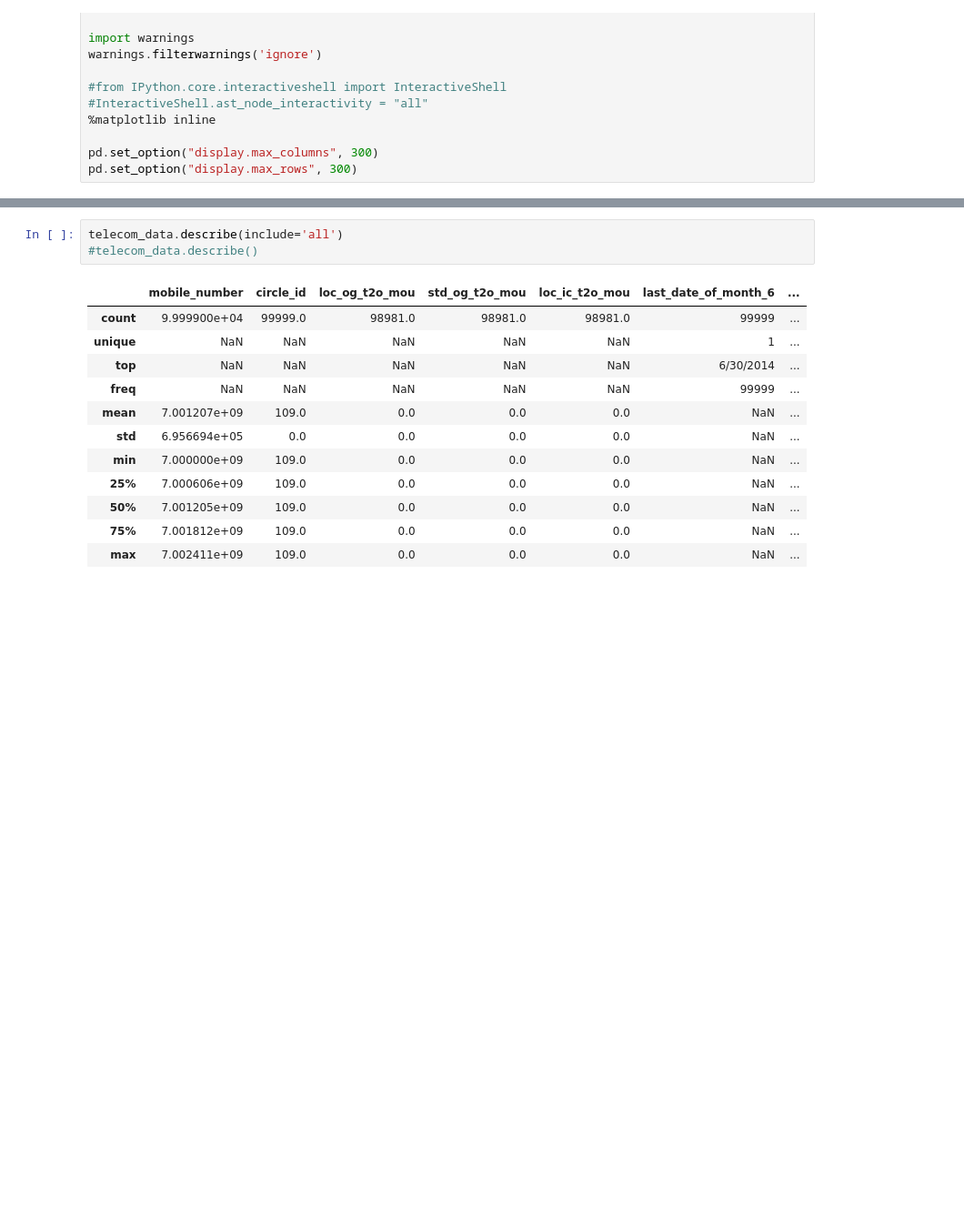
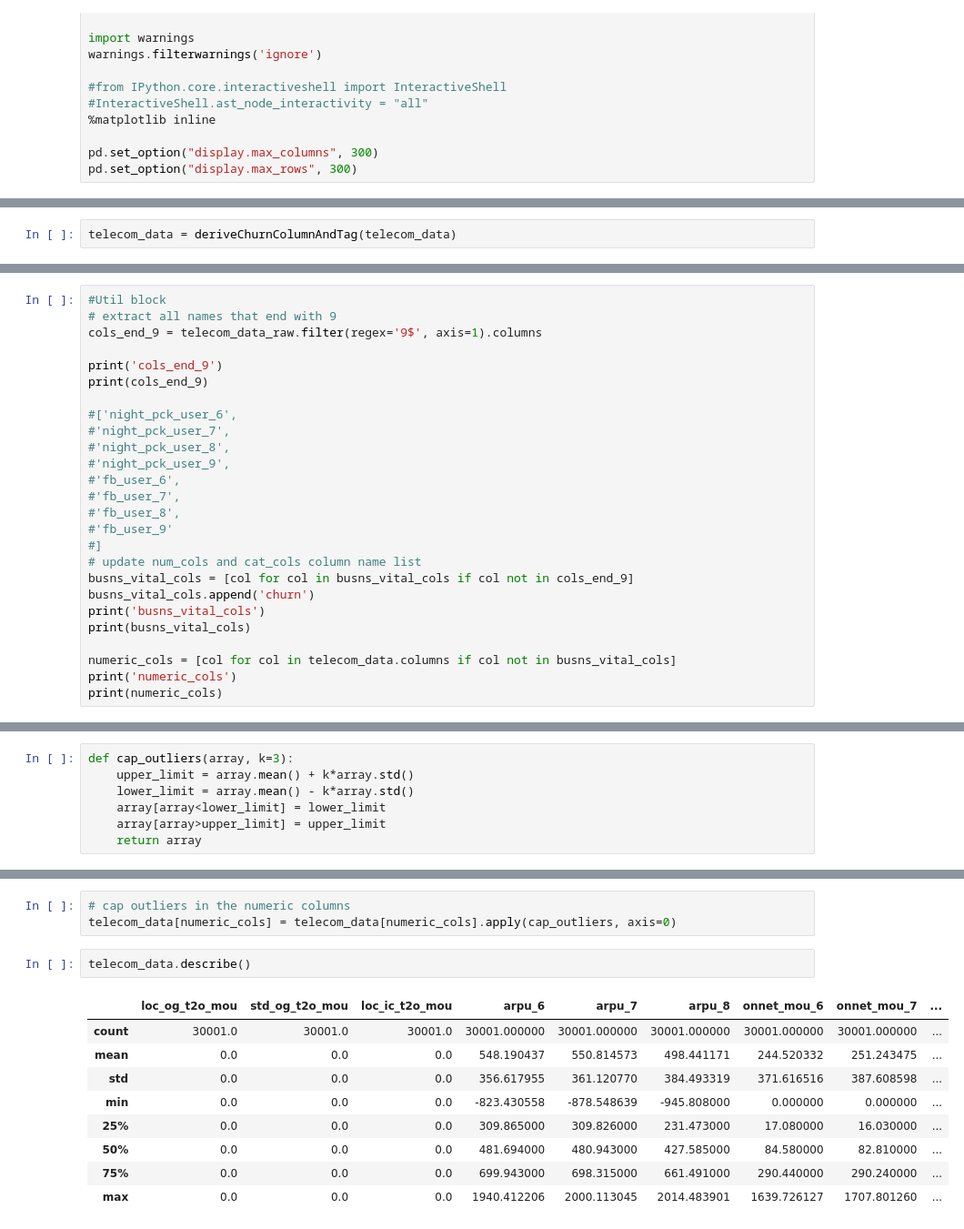
Before and after one commit to Kumaraguru-Muthuraj/_AIML_Code, a Jupyter notebook: _PythonNotebooks/_Course4_Machine_Learning_2/Mod9_PCA_Assignment/Telecom_Churn_Kumar_V1.ipynb, the cells around one changed output, grey strips where cells are left out. Shown: that part at 91% size. Cells and saved outputs as stored; diff of their text form; blank space fills up the shorter version.

Commit message:
Data cleaning DONE

```diff
--- a/_PythonNotebooks/_Course4_Machine_Learning_2/Mod9_PCA_Assignment/Telecom_Churn_Kumar_V1.ipynb
+++ b/_PythonNotebooks/_Course4_Machine_Learning_2/Mod9_PCA_Assignment/Telecom_Churn_Kumar_V1.ipynb
@@ -18,0 +360,2 @@ telecom_data = pd.read_csv("telecom_churn_data.csv")
+# %%
+telecom_data = deriveChurnColumnAndTag(telecom_data)
@@ -18,0 +434,26 @@ telecom_data = pd.read_csv("telecom_churn_data.csv")
+# %%
+#Util block
+# extract all names that end with 9
+cols_end_9 = telecom_data_raw.filter(regex='9$', axis=1).columns
+
+print('cols_end_9')
+print(cols_end_9)
+
+#['night_pck_user_6',
+#'night_pck_user_7',
+#'night_pck_user_8',
+#'night_pck_user_9',
+#'fb_user_6',
+#'fb_user_7',
+#'fb_user_8',
+#'fb_user_9'
+#]
+# update num_cols and cat_cols column name list
+busns_vital_cols = [col for col in busns_vital_cols if col not in cols_end_9]
+busns_vital_cols.append('churn')
+print('busns_vital_cols')
+print(busns_vital_cols)
+
+numeric_cols = [col for col in telecom_data.columns if col not in busns_vital_cols]
+print('numeric_cols')
+print(numeric_cols)
@@ -18,0 +557,7 @@ telecom_data = pd.read_csv("telecom_churn_data.csv")
+# %%
+def cap_outliers(array, k=3):
+    upper_limit = array.mean() + k*array.std()
+    lower_limit = array.mean() - k*array.std()
+    array[array<lower_limit] = lower_limit
+    array[array>upper_limit] = upper_limit
+    return array
@@ -53,16 +598,15 @@ memory usage: 172.4+ MB
+# %%
+# cap outliers in the numeric columns
+telecom_data[numeric_cols] = telecom_data[numeric_cols].apply(cap_outliers, axis=0)
 # %%
-telecom_data.describe(include='all')
-#telecom_data.describe()
+telecom_data.describe()
 # %% [output]
-|  | mobile_number | circle_id | loc_og_t2o_mou | std_og_t2o_mou | loc_ic_t2o_mou | last_date_of_month_6 | ... |
-| count | 9.999900e+04 | 99999.0 | 98981.0 | 98981.0 | 98981.0 | 99999 | ... |
-| unique | NaN | NaN | NaN | NaN | NaN | 1 | ... |
-| top | NaN | NaN | NaN | NaN | NaN | 6/30/2014 | ... |
-| freq | NaN | NaN | NaN | NaN | NaN | 99999 | ... |
-| mean | 7.001207e+09 | 109.0 | 0.0 | 0.0 | 0.0 | NaN | ... |
-| std | 6.956694e+05 | 0.0 | 0.0 | 0.0 | 0.0 | NaN | ... |
-| min | 7.000000e+09 | 109.0 | 0.0 | 0.0 | 0.0 | NaN | ... |
-| 25% | 7.000606e+09 | 109.0 | 0.0 | 0.0 | 0.0 | NaN | ... |
-| 50% | 7.001205e+09 | 109.0 | 0.0 | 0.0 | 0.0 | NaN | ... |
-| 75% | 7.001812e+09 | 109.0 | 0.0 | 0.0 | 0.0 | NaN | ... |
-| max | 7.002411e+09 | 109.0 | 0.0 | 0.0 | 0.0 | NaN | ... |
+|  | loc_og_t2o_mou | std_og_t2o_mou | loc_ic_t2o_mou | arpu_6 | arpu_7 | arpu_8 | onnet_mou_6 | onnet_mou_7 | ... |
+| count | 30001.0 | 30001.0 | 30001.0 | 30001.000000 | 30001.000000 | 30001.000000 | 30001.000000 | 30001.000000 | ... |
+| mean | 0.0 | 0.0 | 0.0 | 548.190437 | 550.814573 | 498.441171 | 244.520332 | 251.243475 | ... |
+| std | 0.0 | 0.0 | 0.0 | 356.617955 | 361.120770 | 384.493319 | 371.616516 | 387.608598 | ... |
+| min | 0.0 | 0.0 | 0.0 | -823.430558 | -878.548639 | -945.808000 | 0.000000 | 0.000000 | ... |
+| 25% | 0.0 | 0.0 | 0.0 | 309.865000 | 309.826000 | 231.473000 | 17.080000 | 16.030000 | ... |
+| 50% | 0.0 | 0.0 | 0.0 | 481.694000 | 480.943000 | 427.585000 | 84.580000 | 82.810000 | ... |
+| 75% | 0.0 | 0.0 | 0.0 | 699.943000 | 698.315000 | 661.491000 | 290.440000 | 290.240000 | ... |
+| max | 0.0 | 0.0 | 0.0 | 1940.412206 | 2000.113045 | 2014.483901 | 1639.726127 | 1707.801260 | ... |
```
Also changed, not shown: parts of 70 cells of this notebook.
